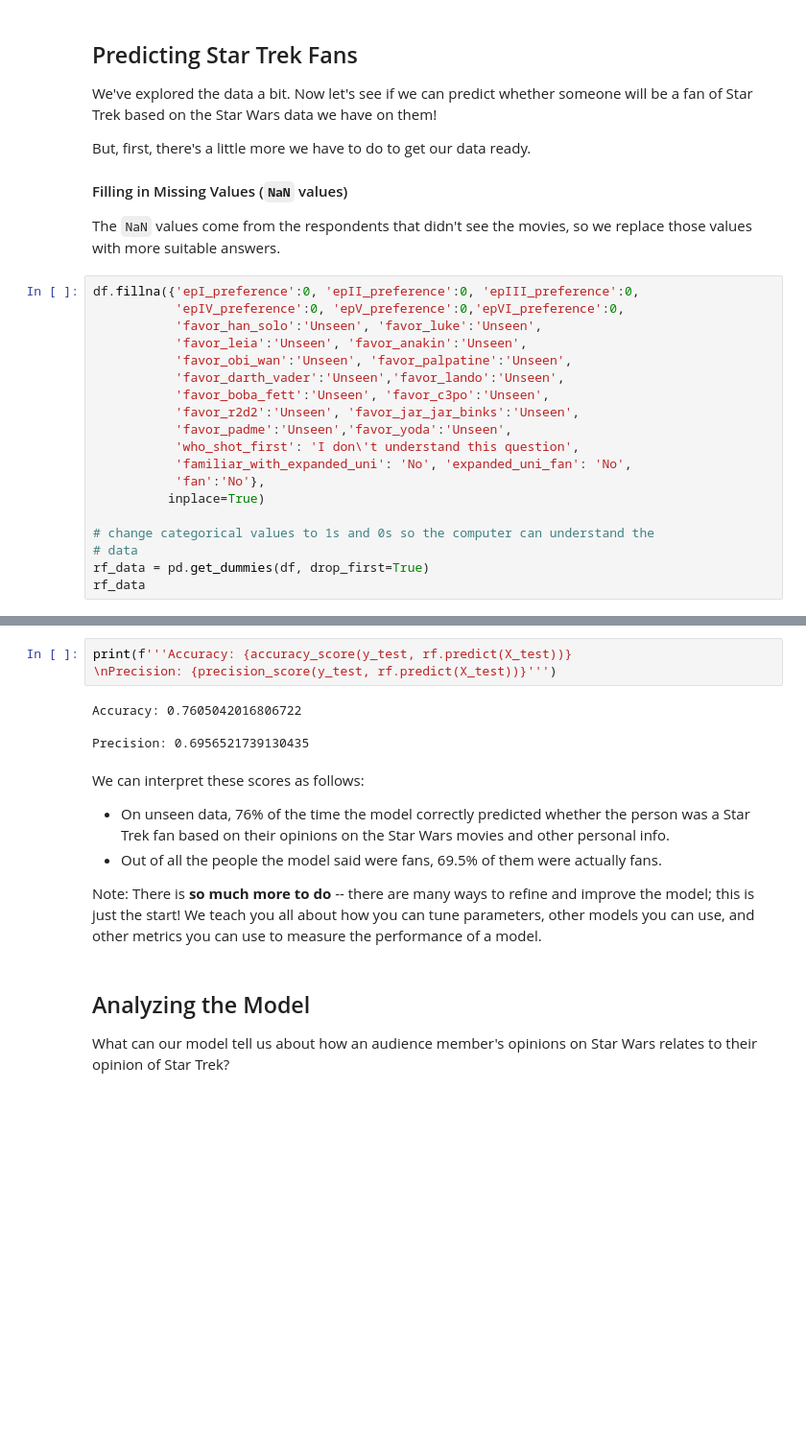
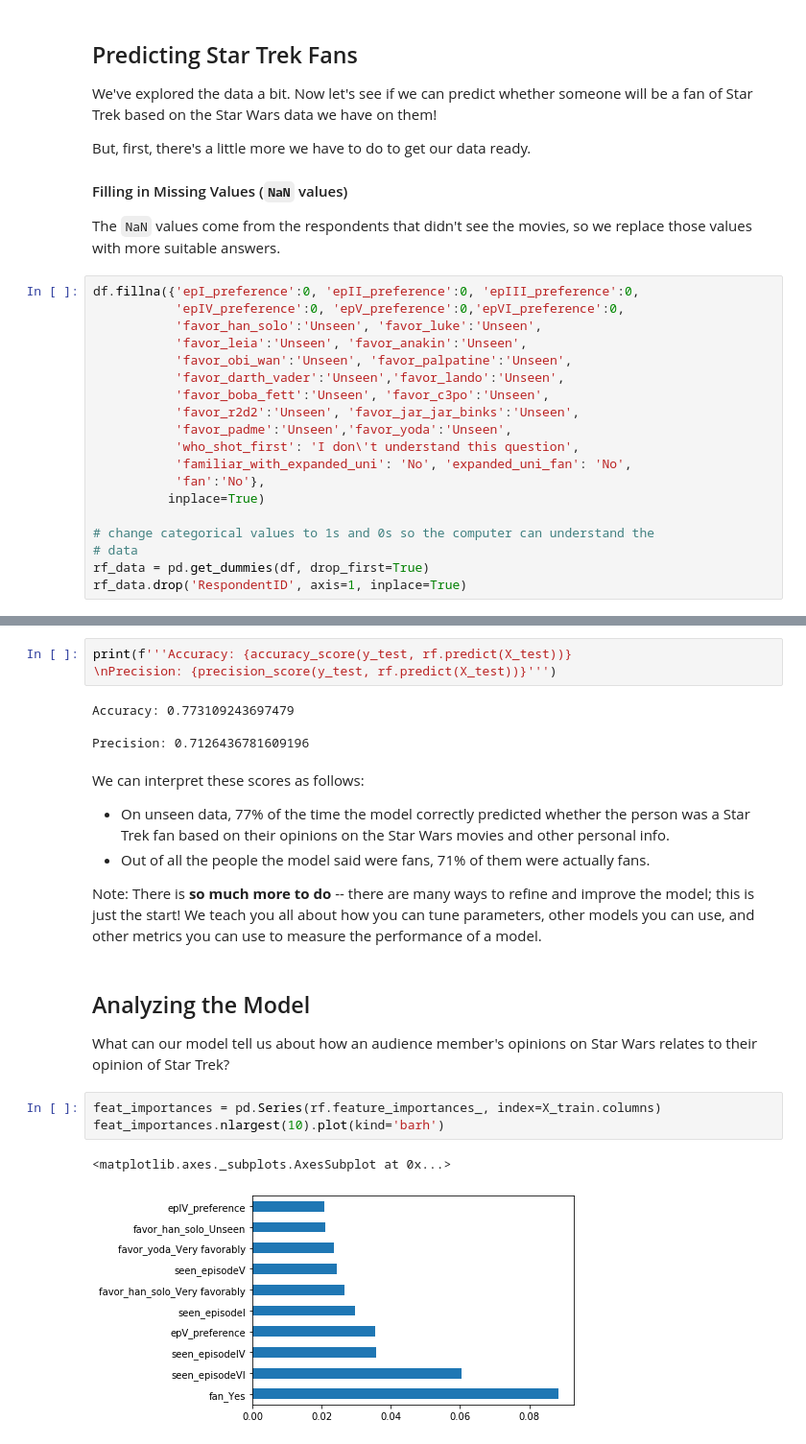
Before and after one commit to h-parker/ds-101-demo, a Jupyter notebook: starwars_exploration.ipynb, the cells around one changed output, grey strips where cells are left out. Shown: that part at 96% size. Saved outputs shown, nothing was run; the diff lists cells and outputs as text; blank space fills up the shorter version.

```diff
--- a/starwars_exploration.ipynb
+++ b/starwars_exploration.ipynb
@@ -272,4 +295,4 @@ df.fillna({'epI_preference':0, 'epII_preference':0, 'epIII_preference':0,
 # change categorical values to 1s and 0s so the computer can understand the
 # data
 rf_data = pd.get_dummies(df, drop_first=True)
-rf_data
+rf_data.drop('RespondentID', axis=1, inplace=True)
@@ -309,15 +318,15 @@ RandomForestClassifier(bootstrap=True, class_weight=None, criterion='gini',
 print(f'''Accuracy: {accuracy_score(y_test, rf.predict(X_test))}
 \nPrecision: {precision_score(y_test, rf.predict(X_test))}''')
 # %% [output]
-Accuracy: 0.7605042016806722
+Accuracy: 0.773109243697479
 
-Precision: 0.6956521739130435
+Precision: 0.7126436781609196
 # %% [markdown]
 We can interpret these scores as follows:
-- On unseen data, 76% of the time the model correctly predicted whether the
+- On unseen data, 77% of the time the model correctly predicted whether the
   person was a Star Trek fan based on their opinions on the Star Wars movies
   and other personal info.
-- Out of all the people the model said were fans, 69.5% of them were actually
+- Out of all the people the model said were fans, 71% of them were actually
   fans.
 
 
@@ -329,3 +338,9 @@ measure the performance of a model.
 ## Analyzing the Model
 What can our model tell us about how an audience member's opinions on Star Wars
 relates to their opinion of Star Trek?
+# %%
+feat_importances = pd.Series(rf.feature_importances_, index=X_train.columns)
+feat_importances.nlargest(10).plot(kind='barh')
+# %% [output]
+<matplotlib.axes._subplots.AxesSubplot at 0x...>
+[figure, added]
```
Also changed, not shown: parts of 9 cells of this notebook.
